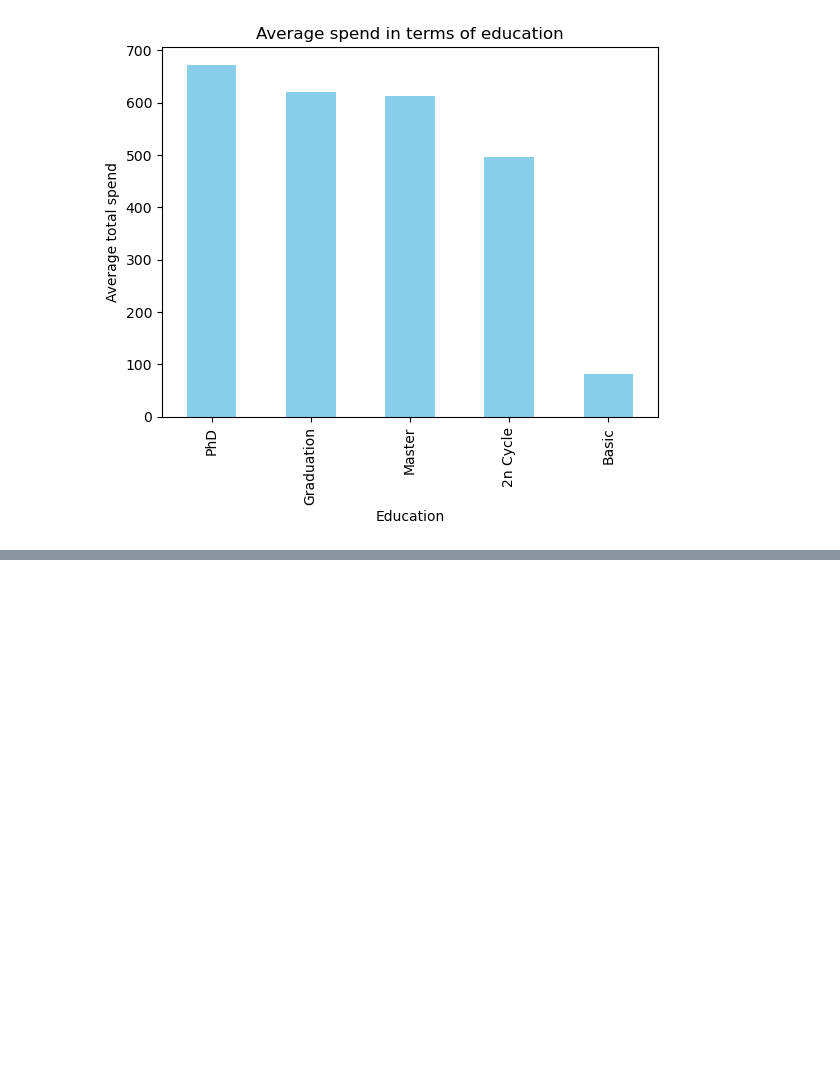
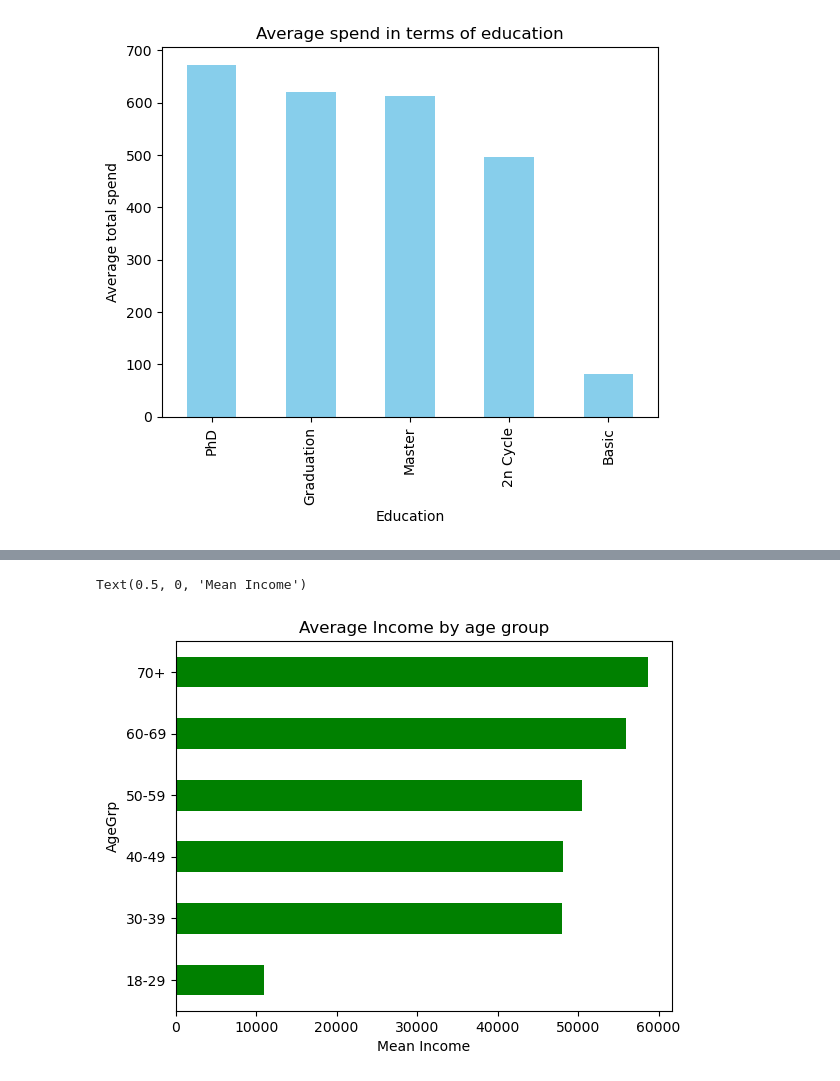
Before and after one commit to dsanmol/Customer_Segmentation_Analysis, a Jupyter notebook: model_train_analysis.ipynb, the cells around one changed output, grey strips where cells are left out. Cells and saved outputs as stored; diff of their text form; code cells hidden in the pictures; blank space fills up the shorter version.

```diff
--- a/model_train_analysis.ipynb
+++ b/model_train_analysis.ipynb
@@ -321,0 +383,5 @@ Text(0, 0.5, 'Average total spend')
+# %%
+bins=[18,30,40,50,60,70,90]
+labels=["18-29","30-39","40-49","50-59","60-69","70+"]
+data["AgeGrp"]=pd.cut(data["Age"],bins=bins,labels=labels)
+data["AgeGrp"]
@@ -321,0 +402,2 @@ Text(0, 0.5, 'Average total spend')
+# %%
+grp3=data.groupby("AgeGrp")["Income"].mean()
@@ -321,0 +415,7 @@ Text(0, 0.5, 'Average total spend')
+# %%
+grp3.plot(kind="barh",color="green")
+plt.title("Average Income by age group")
+plt.xlabel("Mean Income")
+# %% [output]
+Text(0.5, 0, 'Mean Income')
+[figure, added]
```
Also changed, not shown: parts of 12 cells of this notebook.
